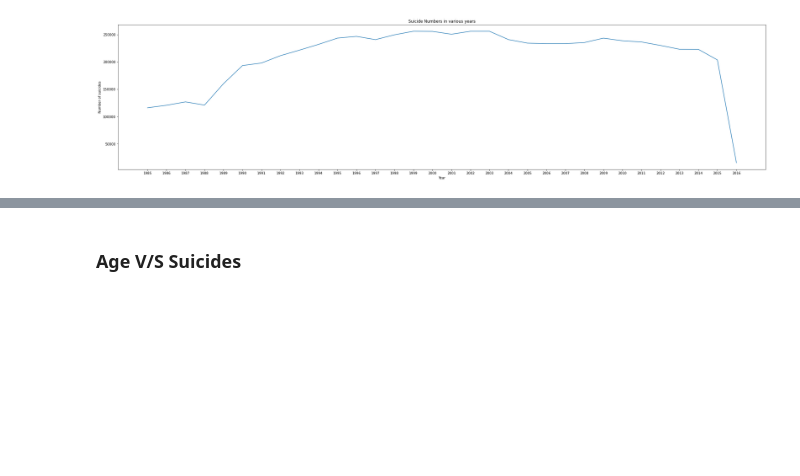
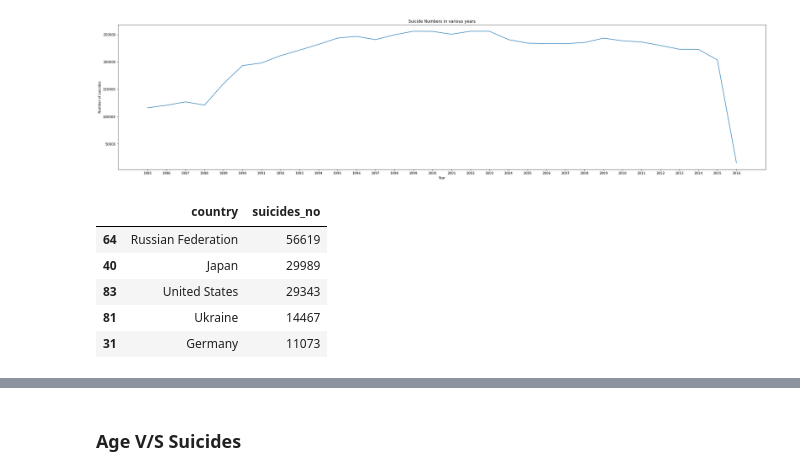
Before and after one commit to Rakesh-Kashyap-git/PythonPortFolioProjects, a Jupyter notebook: Suicide_Rates.ipynb, the cells around one changed output, grey strips where cells are left out. Drawn from its saved outputs; the diff is of its cells as text; code cells hidden in the pictures; blank space fills up the shorter version.

```diff
--- a/Suicide_Rates.ipynb
+++ b/Suicide_Rates.ipynb
@@ -371,3 +413,12 @@ sns.lineplot(x=df.groupby('year')['suicides_no'].sum().index,
              ci=None);
 # %% [output]
 [figure]
+# %%
+df[df['year'] == 2000].groupby('country')['suicides_no'].sum().reset_index().sort_values('suicides_no',ascending=False).head(5)
+# %% [output]
+|  | country | suicides_no |
+| 64 | Russian Federation | 56619 |
+| 40 | Japan | 29989 |
+| 83 | United States | 29343 |
+| 81 | Ukraine | 14467 |
+| 31 | Germany | 11073 |
```
Also changed, not shown: parts of 36 cells of this notebook.
